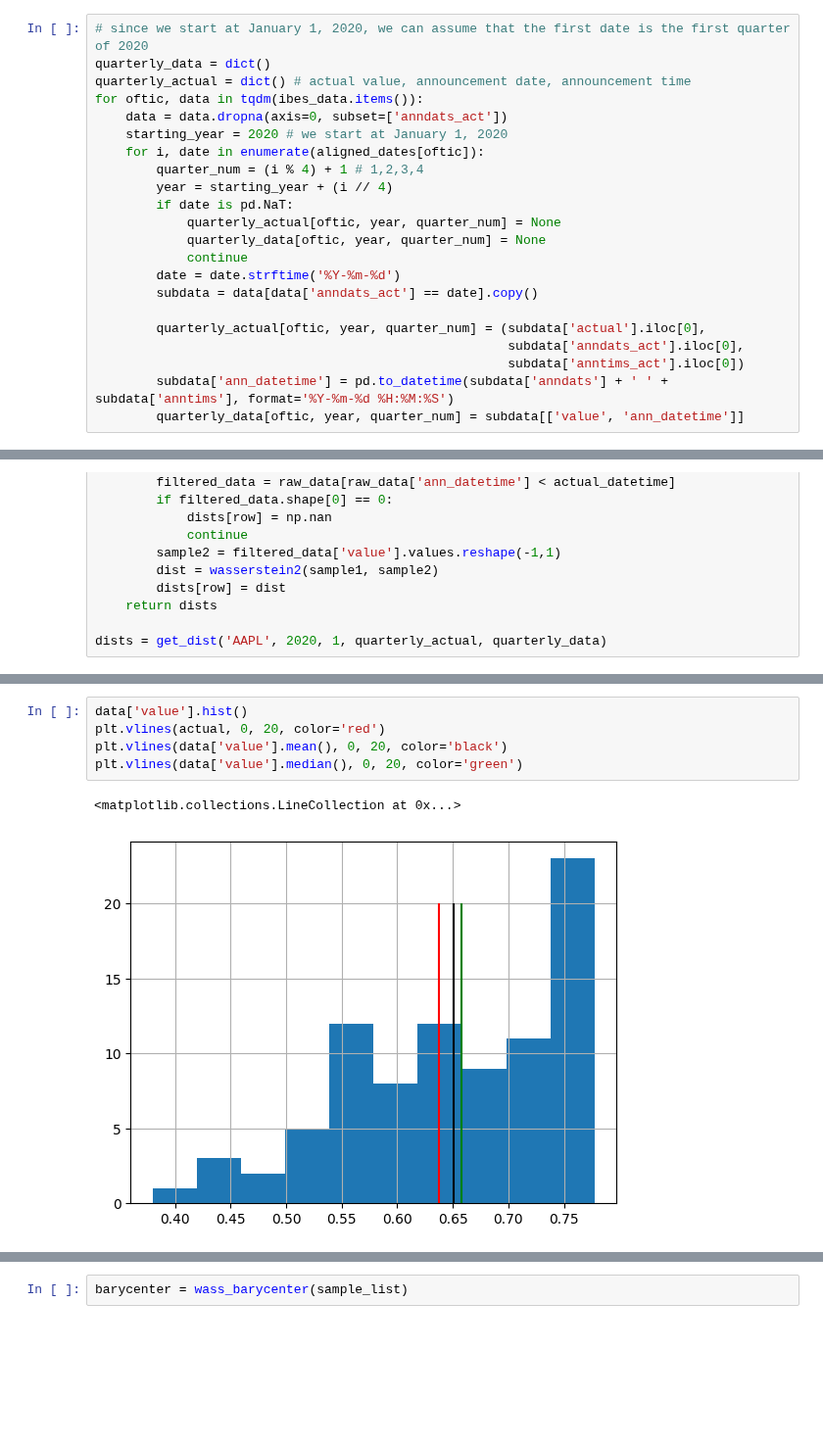
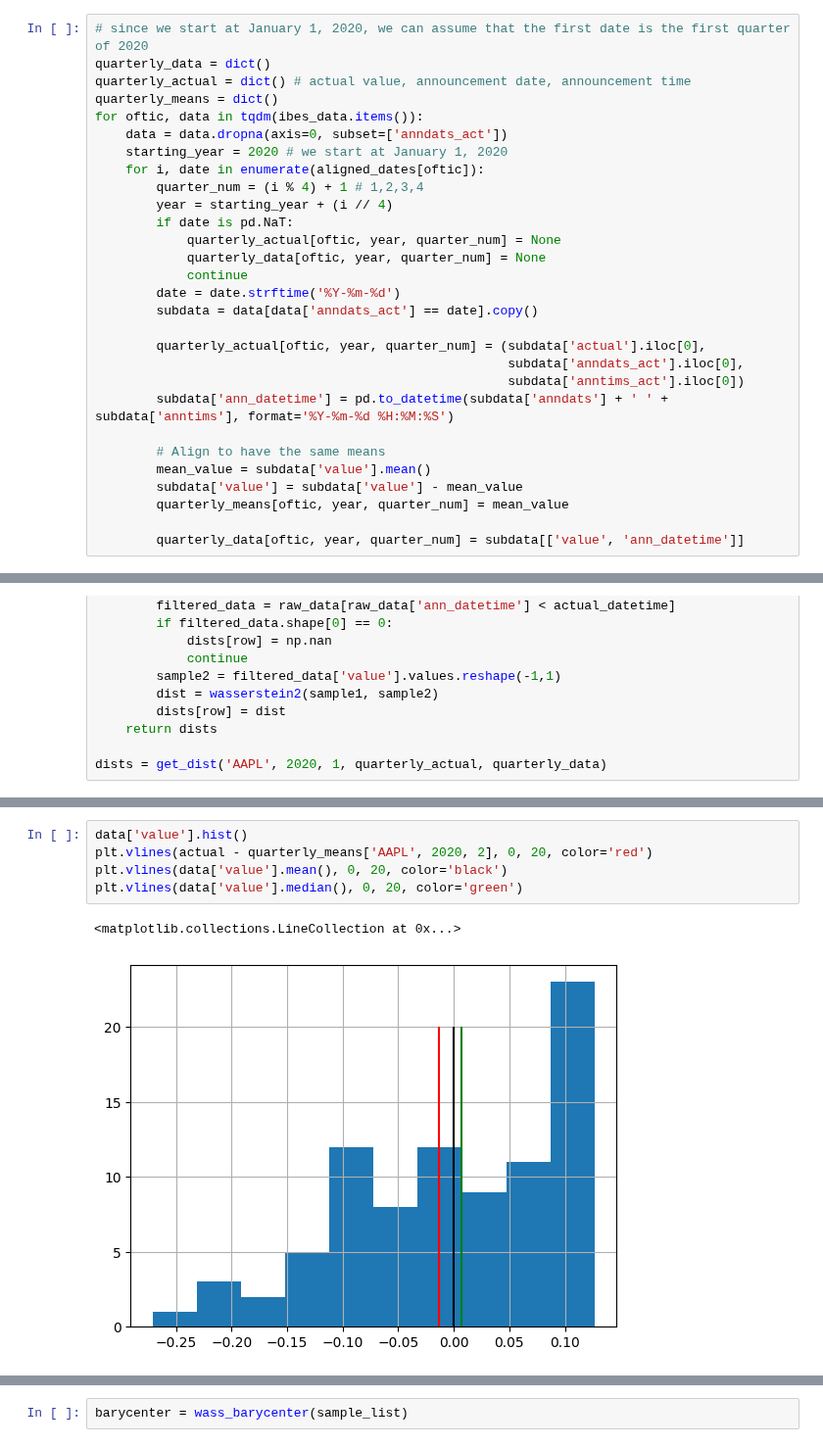
Before and after one commit to jacobf18/Dist-NN, a Jupyter notebook: wrds.ipynb, the cells around one changed output, grey strips where cells are left out. Shown at 98% size. Cells and saved outputs as stored; diff of their text form; blank space fills up the shorter version.

```diff
--- a/wrds.ipynb
+++ b/wrds.ipynb
@@ -191,6 +191,7 @@ Now, we need to start groupping the data by quarter. We can initially do this by
 # since we start at January 1, 2020, we can assume that the first date is the first quarter of 2020
 quarterly_data = dict()
 quarterly_actual = dict() # actual value, announcement date, announcement time
+quarterly_means = dict()
 for oftic, data in tqdm(ibes_data.items()):
     data = data.dropna(axis=0, subset=['anndats_act'])
     starting_year = 2020 # we start at January 1, 2020
@@ -208,4 +209,10 @@ for oftic, data in tqdm(ibes_data.items()):
                                                       subdata['anndats_act'].iloc[0],
                                                       subdata['anntims_act'].iloc[0])
         subdata['ann_datetime'] = pd.to_datetime(subdata['anndats'] + ' ' + subdata['anntims'], format='%Y-%m-%d %H:%M:%S')
+
+        # Align to have the same means
+        mean_value = subdata['value'].mean()
+        subdata['value'] = subdata['value'] - mean_value
+        quarterly_means[oftic, year, quarter_num] = mean_value
+
         quarterly_data[oftic, year, quarter_num] = subdata[['value', 'ann_datetime']]
@@ -454,11 +470,11 @@ data['value'].mean(), data['value'].median(), data['value'].min(), data['value']
 # %%
 data['value'].hist()
-plt.vlines(actual, 0, 20, color='red')
+plt.vlines(actual - quarterly_means['AAPL', 2020, 2], 0, 20, color='red')
 plt.vlines(data['value'].mean(), 0, 20, color='black')
 plt.vlines(data['value'].median(), 0, 20, color='green')
 # %% [output]
 <matplotlib.collections.LineCollection at 0x...>
-[figure, old version]
+[figure, new version]
 # %%
 y = np.sort(data['value'].values)
 x = np.cumsum(np.ones(len(y)) / len(y))
```
Also changed, not shown: parts of 17 cells of this notebook, 1 other file.
